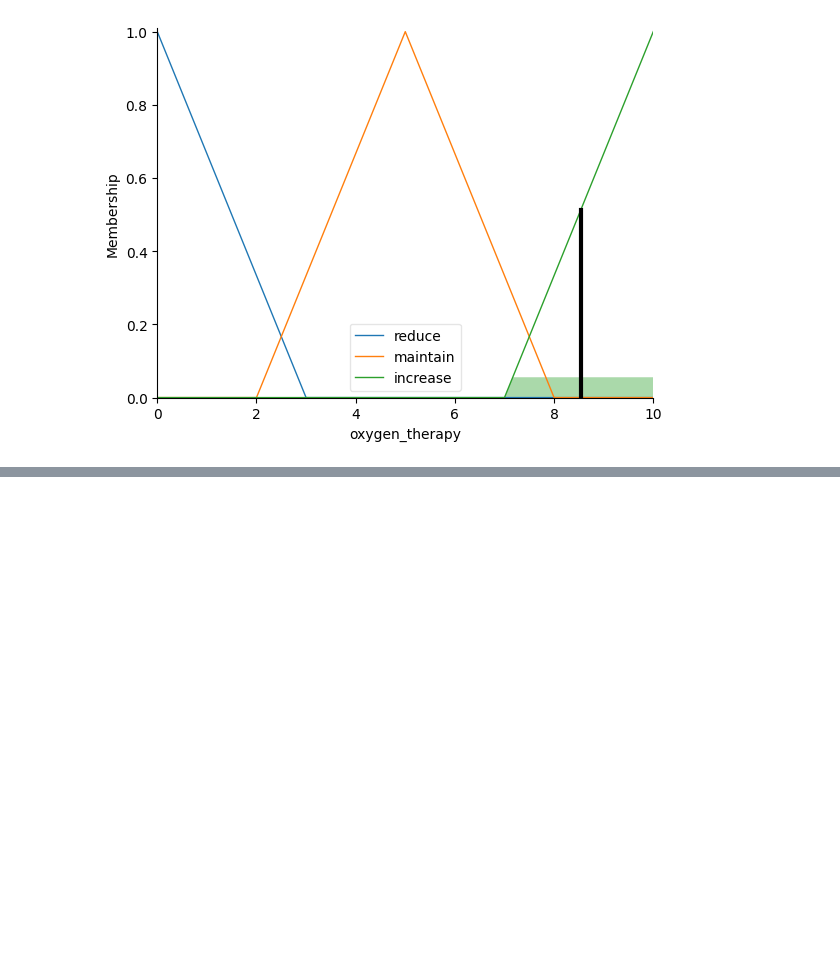
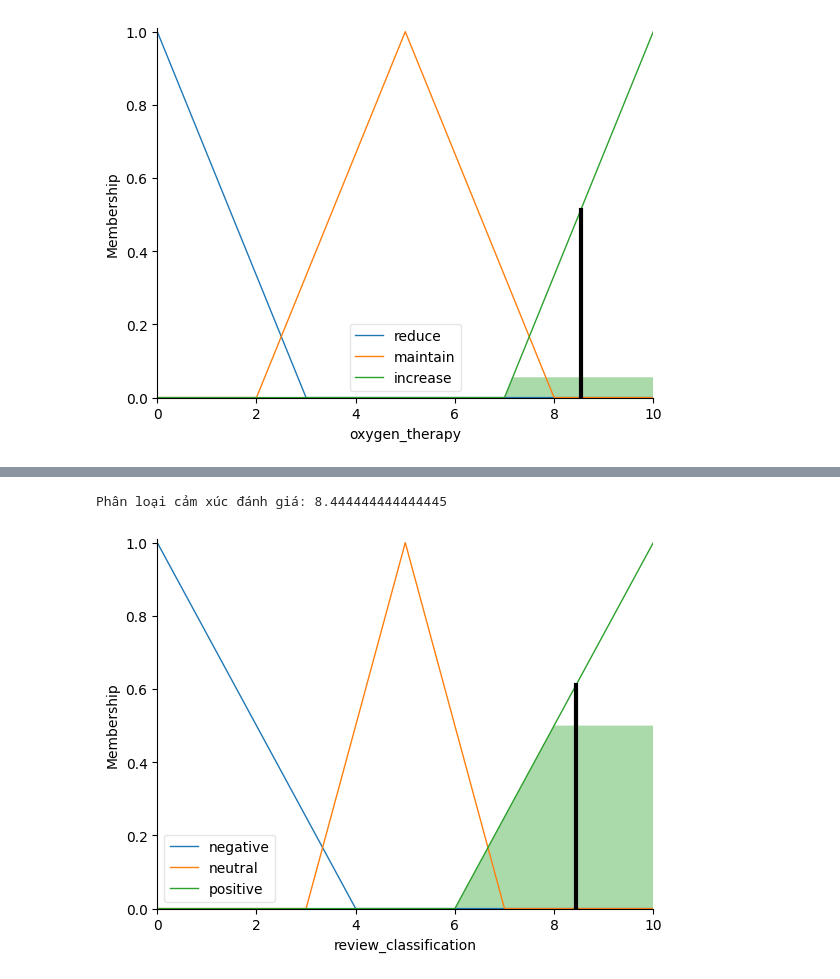
Before and after one commit to TRUONGLETHANHVY/-HW, a Jupyter notebook: _HW.ipynb, the cells around one changed output, grey strips where cells are left out. Saved outputs shown, nothing was run; the diff lists cells and outputs as text; code cells hidden in the pictures; blank space fills up the shorter version.

```diff
--- a/_HW.ipynb
+++ b/_HW.ipynb
@@ -761,0 +770,71 @@ Liệu pháp oxy: 8.541269841269841
+# %%
+#vd2.9
+
+import numpy as np
+import skfuzzy as fuzz
+from skfuzzy import control as ctrl
+
+
+sentiment_score = ctrl.Antecedent(np.arange(0, 1.1, 0.1), 'sentiment_score')
+emotion_intensity = ctrl.Antecedent(np.arange(0, 11, 1), 'emotion_intensity')
+positive_words = ctrl.Antecedent(np.arange(0, 11, 1), 'positive_words')
+negative_words = ctrl.Antecedent(np.arange(0, 11, 1), 'negative_words')
+
+review_classification = ctrl.Consequent(np.arange(0, 11, 1), 'review_classification')
+
+sentiment_score['negative'] = fuzz.trimf(sentiment_score.universe, [0, 0, 0.3])
+sentiment_score['neutral'] = fuzz.trimf(sentiment_score.universe, [0.3, 0.5, 0.7])
+sentiment_score['positive'] = fuzz.trimf(sentiment_score.universe, [0.7, 1, 1])
+
+emotion_intensity['low'] = fuzz.trimf(emotion_intensity.universe, [0, 0, 4])
+emotion_intensity['medium'] = fuzz.trimf(emotion_intensity.universe, [3, 5, 7])
+emotion_intensity['high'] = fuzz.trimf(emotion_intensity.universe, [6, 10, 10])
+
+positive_words['few'] = fuzz.trimf(positive_words.universe, [0, 0, 2])
+positive_words['some'] = fuzz.trimf(positive_words.universe, [1, 3, 5])
+positive_words['many'] = fuzz.trimf(positive_words.universe, [4, 10, 10])
+
+negative_words['few'] = fuzz.trimf(negative_words.universe, [0, 0, 2])
+negative_words['some'] = fuzz.trimf(negative_words.universe, [1, 3, 5])
+negative_words['many'] = fuzz.trimf(negative_words.universe, [4, 10, 10])
+
+
+review_classification['negative'] = fuzz.trimf(review_classification.universe, [0, 0, 4])
+review_classification['neutral'] = fuzz.trimf(review_classification.universe, [3, 5, 7])
+review_classification['positive'] = fuzz.trimf(review_classification.universe, [6, 10, 10])
+
+
+rule1 = ctrl.Rule(sentiment_score['negative'] & emotion_intensity['high'], review_classification['negative'])
+rule2 = ctrl.Rule(sentiment_score['negative'] & emotion_intensity['low'], review_classification['neutral'])
+rule3 = ctrl.Rule(sentiment_score['neutral'] & emotion_intensity['medium'], review_classification['neutral'])
+rule4 = ctrl.Rule(sentiment_score['positive'] & emotion_intensity['high'], review_classification['positive'])
+
+rule5 = ctrl.Rule(positive_words['many'] & negative_words['few'], review_classification['positive'])
+rule6 = ctrl.Rule(positive_words['few'] & negative_words['many'], review_classification['negative'])
+rule7 = ctrl.Rule(positive_words['some'] & negative_words['some'], review_classification['neutral'])
+
+rule8 = ctrl.Rule(sentiment_score['negative'] & negative_words['many'] & emotion_intensity['high'], review_classification['negative'])
+rule9 = ctrl.Rule(sentiment_score['neutral'] & emotion_intensity['medium'] & positive_words['some'], review_classification['neutral'])
+rule10 = ctrl.Rule(sentiment_score['positive'] & positive_words['many'] & emotion_intensity['high'], review_classification['positive'])
+
+
+control_system = ctrl.ControlSystem([rule1, rule2, rule3, rule4, rule5, rule6, rule7, rule8, rule9, rule10])
+fuzzy_system = ctrl.ControlSystemSimulation(control_system)
+
+
+fuzzy_system.input['sentiment_score'] = 0.8
+fuzzy_system.input['emotion_intensity'] = 9
+fuzzy_system.input['positive_words'] = 7
+fuzzy_system.input['negative_words'] = 1
+
+
+fuzzy_system.compute()
+
+
+print("Phân loại cảm xúc đánh giá:",fuzzy_system.output['review_classification'])
+
+
+review_classification.view(sim=fuzzy_system)
+# %% [output]
+Phân loại cảm xúc đánh giá: 8.444444444444445
+[figure, added]
```
Also changed, not shown: parts of 3 cells of this notebook.
